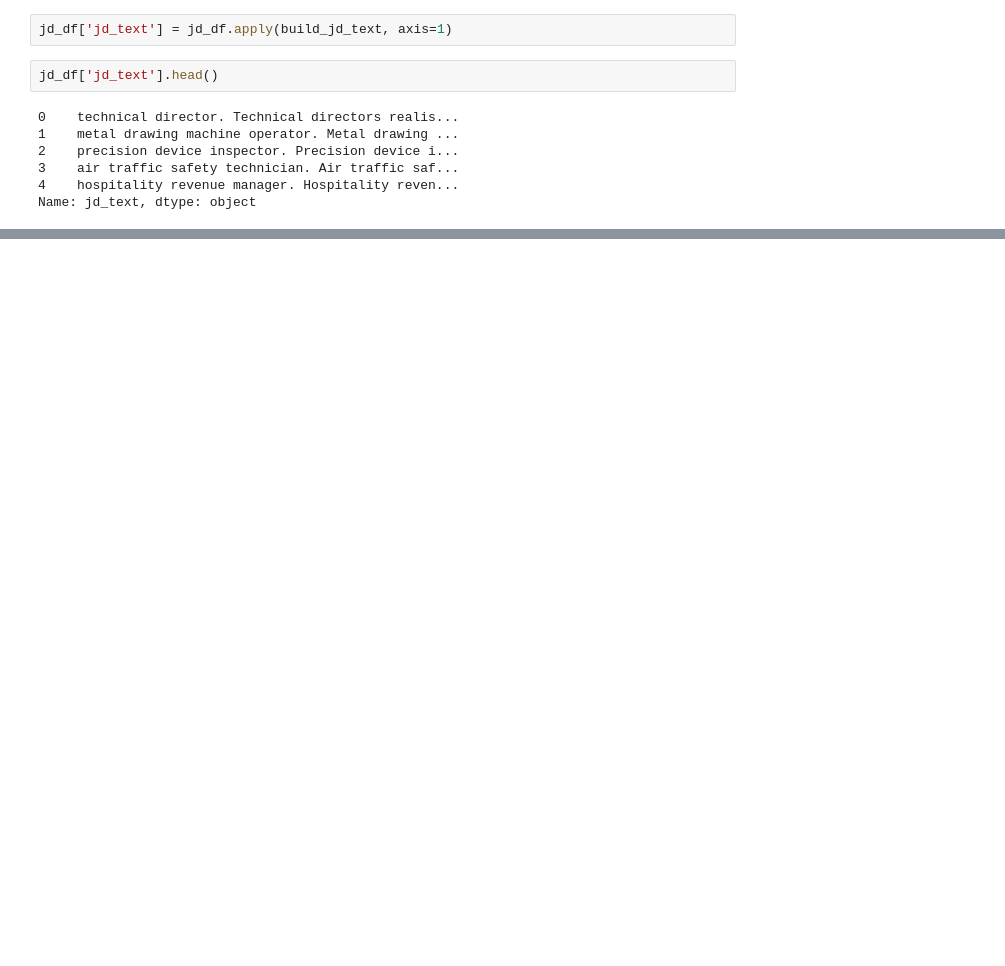
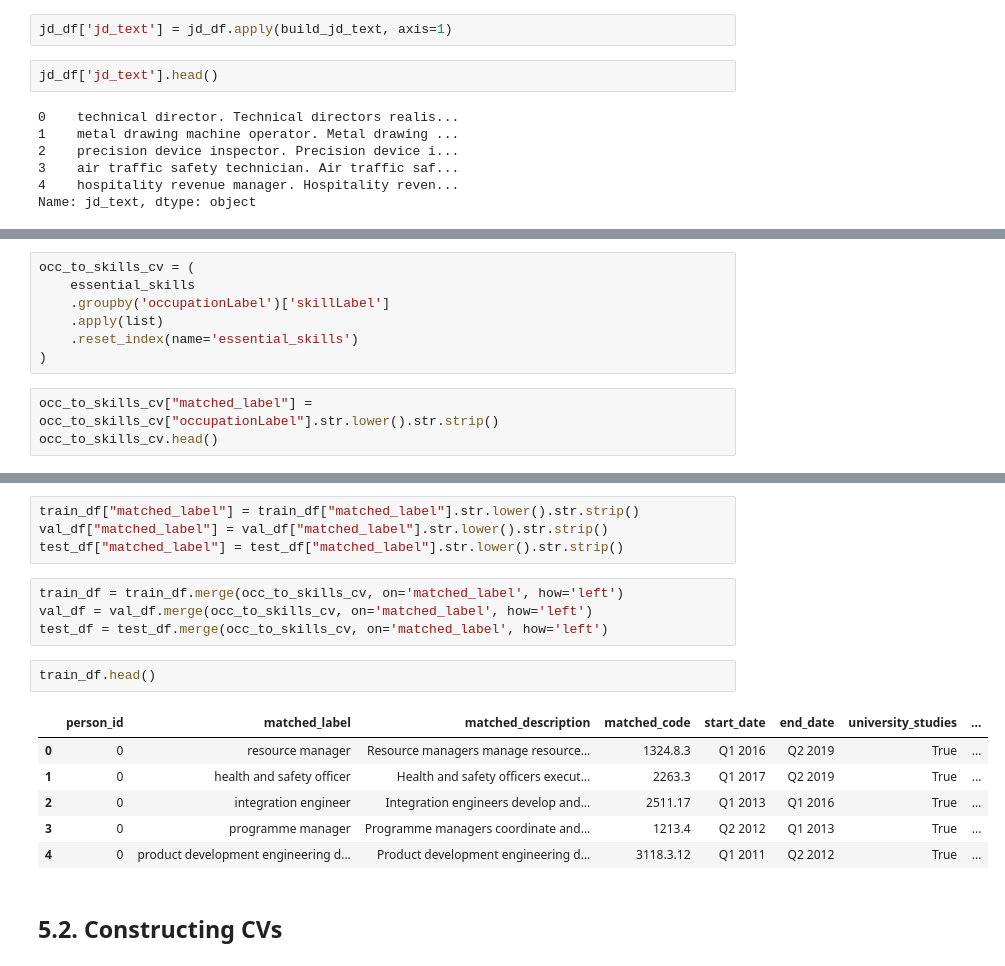
Before and after one commit to 20240693/Thesis-Career-Transitions, a Jupyter notebook: Notebooks/00_build_dataset_jobhop_esco.ipynb, the cells around one changed output, grey strips where cells are left out. Cells and saved outputs as stored; diff of their text form; blank space fills up the shorter version.

```diff
--- a/Notebooks/00_build_dataset_jobhop_esco.ipynb
+++ b/Notebooks/00_build_dataset_jobhop_esco.ipynb
@@ -402,0 +786,10 @@ os.getcwd()
+# %%
+occ_to_skills_cv = (
+    essential_skills
+    .groupby('occupationLabel')['skillLabel']
+    .apply(list)
+    .reset_index(name='essential_skills')
+)
+# %%
+occ_to_skills_cv["matched_label"] = occ_to_skills_cv["occupationLabel"].str.lower().str.strip()
+occ_to_skills_cv.head()
@@ -402,0 +803,23 @@ os.getcwd()
+# %%
+train_df["matched_label"] = train_df["matched_label"].str.lower().str.strip()
+val_df["matched_label"] = val_df["matched_label"].str.lower().str.strip()
+test_df["matched_label"] = test_df["matched_label"].str.lower().str.strip()
+# %%
+train_df = train_df.merge(occ_to_skills_cv, on='matched_label', how='left')
+val_df = val_df.merge(occ_to_skills_cv, on='matched_label', how='left')
+test_df = test_df.merge(occ_to_skills_cv, on='matched_label', how='left')
+# %%
+train_df.head()
+# %% [output]
+|  | person_id | matched_label | matched_description | matched_code | start_date | end_date | university_studies | ... |
+| 0 | 0 | resource manager | Resource managers manage resource... | 1324.8.3 | Q1 2016 | Q2 2019 | True | ... |
+| 1 | 0 | health and safety officer | Health and safety officers execut... | 2263.3 | Q1 2017 | Q2 2019 | True | ... |
+| 2 | 0 | integration engineer | Integration engineers develop and... | 2511.17 | Q1 2013 | Q1 2016 | True | ... |
+| 3 | 0 | programme manager | Programme managers coordinate and... | 1213.4 | Q2 2012 | Q1 2013 | True | ... |
+| 4 | 0 | product development engineering d... | Product development engineering d... | 3118.3.12 | Q1 2011 | Q2 2012 | True | ... |
+# %% [markdown]
+<a class="anchor" id="sub-section-5_2"></a>
+
+## 5.2. Constructing CVs
+
+</a>
```
Also changed, not shown: parts of 103 cells of this notebook.
